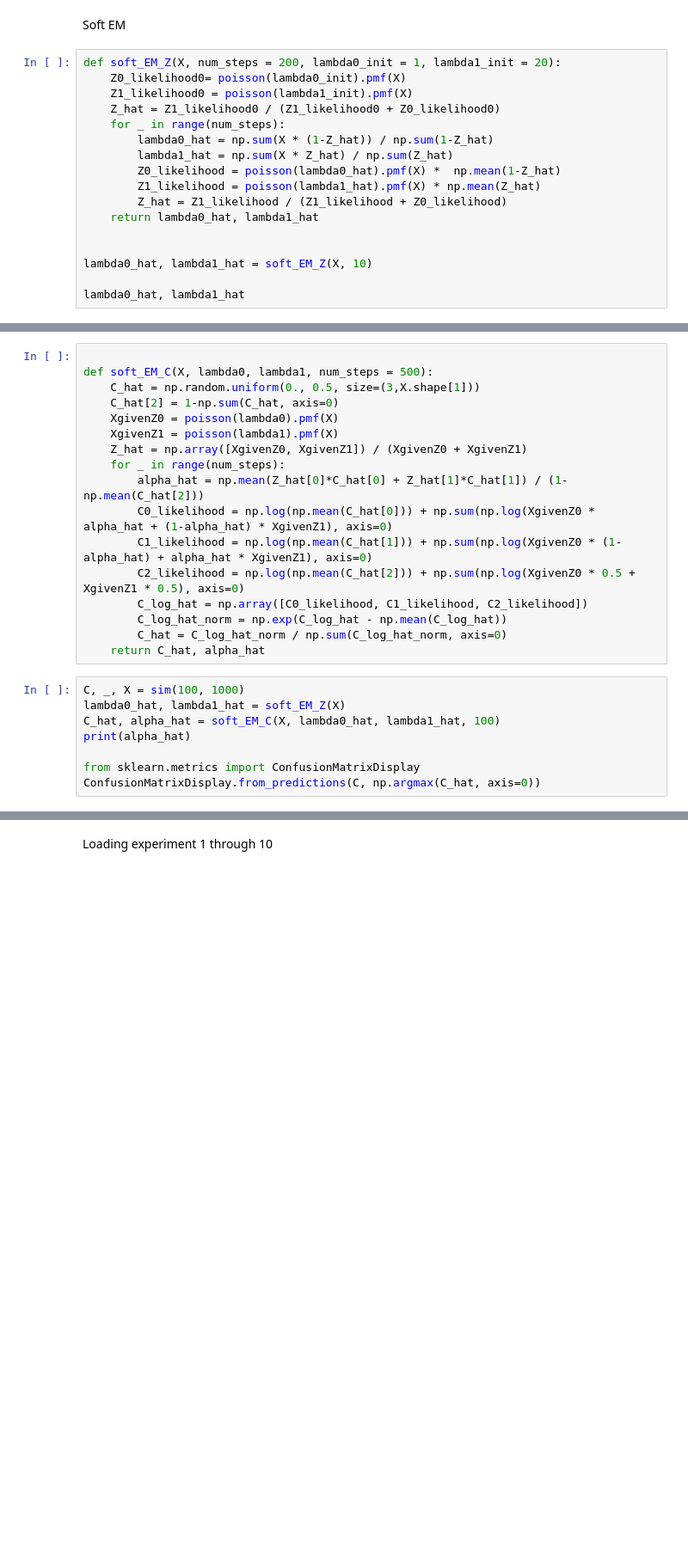
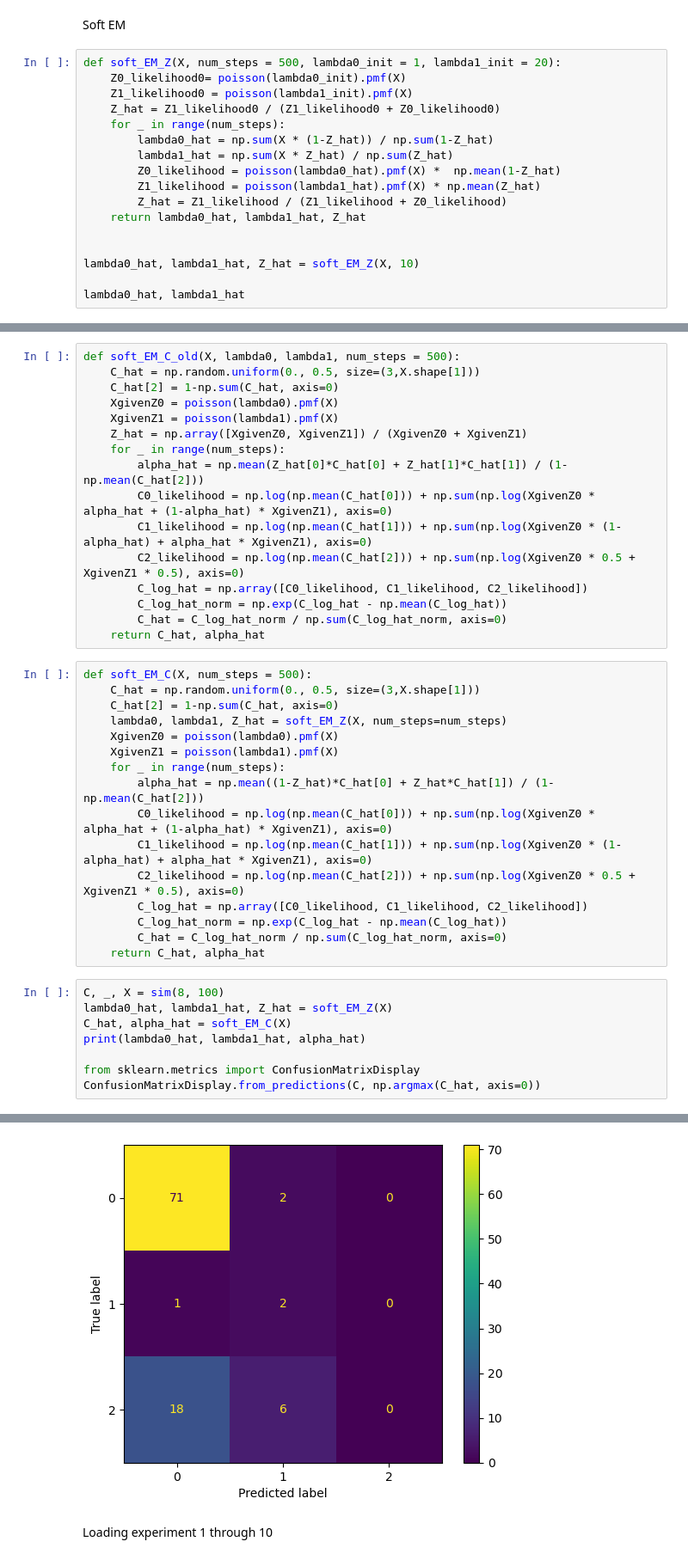
Before and after one commit to otto-groen-roepstorff/modcomp-project, a Jupyter notebook: code/william_notes.ipynb, the cells around one changed output, grey strips where cells are left out. Shown at 86% size. Cells and saved outputs as stored; diff of their text form; blank space fills up the shorter version.

Commit message:
Hard and Soft EM

```diff
--- a/code/william_notes.ipynb
+++ b/code/william_notes.ipynb
@@ -180,7 +180,7 @@ hard_EM_C(X, 1, 5, 200)
 # %% [markdown]
 Soft EM
 # %%
-def soft_EM_Z(X, num_steps = 200, lambda0_init = 1, lambda1_init = 20):
+def soft_EM_Z(X, num_steps = 500, lambda0_init = 1, lambda1_init = 20):
     Z0_likelihood0= poisson(lambda0_init).pmf(X)
     Z1_likelihood0 = poisson(lambda1_init).pmf(X)
     Z_hat = Z1_likelihood0 / (Z1_likelihood0 + Z0_likelihood0)
@@ -190,10 +190,10 @@ def soft_EM_Z(X, num_steps = 200, lambda0_init = 1, lambda1_init = 20):
         Z0_likelihood = poisson(lambda0_hat).pmf(X) *  np.mean(1-Z_hat)
         Z1_likelihood = poisson(lambda1_hat).pmf(X) * np.mean(Z_hat)
         Z_hat = Z1_likelihood / (Z1_likelihood + Z0_likelihood)
-    return lambda0_hat, lambda1_hat
+    return lambda0_hat, lambda1_hat, Z_hat
 
 
-lambda0_hat, lambda1_hat = soft_EM_Z(X, 10)
+lambda0_hat, lambda1_hat, Z_hat = soft_EM_Z(X, 10)
 
 lambda0_hat, lambda1_hat
 # %% [output]
@@ -201,6 +201,5 @@ lambda0_hat, lambda1_hat
 # %%
-
-def soft_EM_C(X, lambda0, lambda1, num_steps = 500):
+def soft_EM_C_old(X, lambda0, lambda1, num_steps = 500):
     C_hat = np.random.uniform(0., 0.5, size=(3,X.shape[1]))
     C_hat[2] = 1-np.sum(C_hat, axis=0)
     XgivenZ0 = poisson(lambda0).pmf(X)
@@ -215,11 +214,28 @@ def soft_EM_C(X, lambda0, lambda1, num_steps = 500):
         C_log_hat_norm = np.exp(C_log_hat - np.mean(C_log_hat))
         C_hat = C_log_hat_norm / np.sum(C_log_hat_norm, axis=0)
     return C_hat, alpha_hat
+# %%
+def soft_EM_C(X, num_steps = 500):
+    C_hat = np.random.uniform(0., 0.5, size=(3,X.shape[1]))
+    C_hat[2] = 1-np.sum(C_hat, axis=0)
+    lambda0, lambda1, Z_hat = soft_EM_Z(X, num_steps=num_steps)
+    XgivenZ0 = poisson(lambda0).pmf(X)
+    XgivenZ1 = poisson(lambda1).pmf(X)
+    for _ in range(num_steps):
+        alpha_hat = np.mean((1-Z_hat)*C_hat[0] + Z_hat*C_hat[1]) / (1-np.mean(C_hat[2]))
+        C0_likelihood = np.log(np.mean(C_hat[0])) + np.sum(np.log(XgivenZ0 * alpha_hat + (1-alpha_hat) * XgivenZ1), axis=0)
+        C1_likelihood = np.log(np.mean(C_hat[1])) + np.sum(np.log(XgivenZ0 * (1-alpha_hat) + alpha_hat * XgivenZ1), axis=0)
+        C2_likelihood = np.log(np.mean(C_hat[2])) + np.sum(np.log(XgivenZ0 * 0.5 + XgivenZ1 * 0.5), axis=0)
+        C_log_hat = np.array([C0_likelihood, C1_likelihood, C2_likelihood])
+        C_log_hat_norm = np.exp(C_log_hat - np.mean(C_log_hat))
+        C_hat = C_log_hat_norm / np.sum(C_log_hat_norm, axis=0)
+    return C_hat, alpha_hat
 # %%
-C, _, X = sim(100, 1000)
-lambda0_hat, lambda1_hat = soft_EM_Z(X)
-C_hat, alpha_hat = soft_EM_C(X, lambda0_hat, lambda1_hat, 100)
-print(alpha_hat)
+C, _, X = sim(8, 100)
+lambda0_hat, lambda1_hat, Z_hat = soft_EM_Z(X)
+C_hat, alpha_hat = soft_EM_C(X)
+print(lambda0_hat, lambda1_hat, alpha_hat)
 
 from sklearn.metrics import ConfusionMatrixDisplay
 ConfusionMatrixDisplay.from_predictions(C, np.argmax(C_hat, axis=0))
+# %% [output]
@@ -226,3 +244,4 @@ ConfusionMatrixDisplay.from_predictions(C, np.argmax(C_hat, axis=0))
+[figure, added]
 # %% [markdown]
 Loading experiment 1 through 10
 # %%
```
Also changed, not shown: parts of 12 cells of this notebook, 1 other file.
